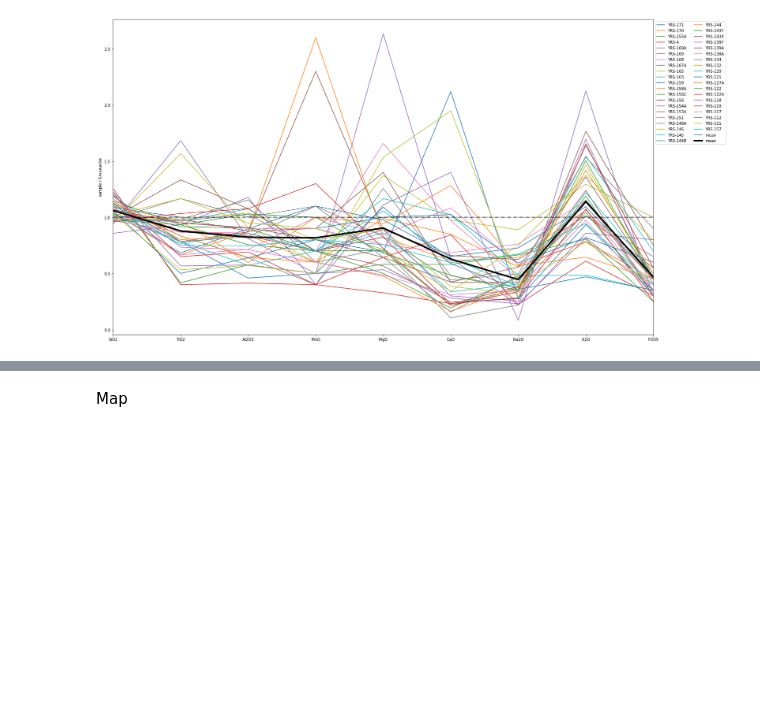
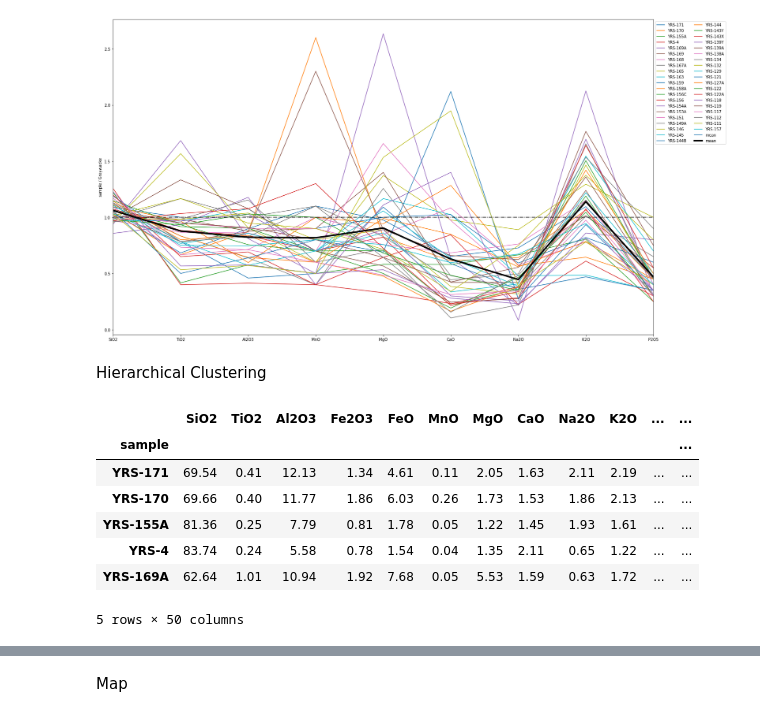
Before and after one commit to vinthegreat84/geochemistry, a Jupyter notebook: geochemistry_YRB.ipynb, the cells around one changed output, grey strips where cells are left out. Drawn from its saved outputs; the diff is of its cells as text; code cells hidden in the pictures; blank space fills up the shorter version.

```diff
--- a/geochemistry_YRB.ipynb
+++ b/geochemistry_YRB.ipynb
@@ -256,3 +274,18 @@ plt.show()
 WARNING:matplotlib.backends.backend_ps:The PostScript backend does not support transparency; partially transparent artists will be rendered opaque.
 WARNING:matplotlib.backends.backend_ps:The PostScript backend does not support transparency; partially transparent artists will be rendered opaque.
 [figure]
+# %% [markdown]
+Hierarchical Clustering
+# %%
+link = 'https://raw.githubusercontent.com/vinthegreat84/geochemistry/master/SedWeather-YRB/cluster.csv'
+df = pd.read_csv(link, index_col=0)
+df.head()
+# %% [output]
+|  | SiO2 | TiO2 | Al2O3 | Fe2O3 | FeO | MnO | MgO | CaO | Na2O | K2O | ... | ... |
+| sample |  |  |  |  |  |  |  |  |  |  |  | ... |
+| YRS-171 | 69.54 | 0.41 | 12.13 | 1.34 | 4.61 | 0.11 | 2.05 | 1.63 | 2.11 | 2.19 | ... | ... |
+| YRS-170 | 69.66 | 0.40 | 11.77 | 1.86 | 6.03 | 0.26 | 1.73 | 1.53 | 1.86 | 2.13 | ... | ... |
+| YRS-155A | 81.36 | 0.25 | 7.79 | 0.81 | 1.78 | 0.05 | 1.22 | 1.45 | 1.93 | 1.61 | ... | ... |
+| YRS-4 | 83.74 | 0.24 | 5.58 | 0.78 | 1.54 | 0.04 | 1.35 | 2.11 | 0.65 | 1.22 | ... | ... |
+| YRS-169A | 62.64 | 1.01 | 10.94 | 1.92 | 7.68 | 0.05 | 5.53 | 1.59 | 0.63 | 1.72 | ... | ... |
+5 rows × 50 columns
```
Also changed, not shown: parts of 4 cells of this notebook.
